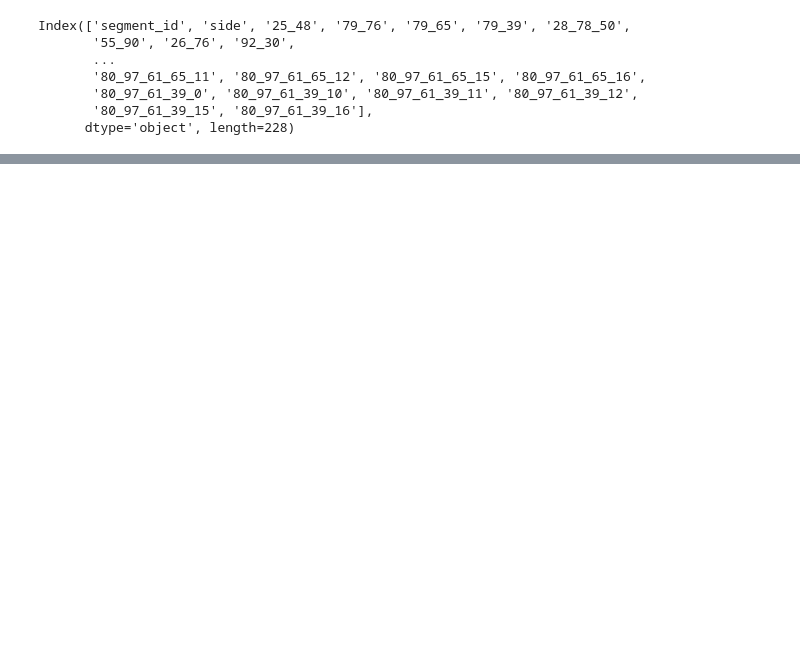
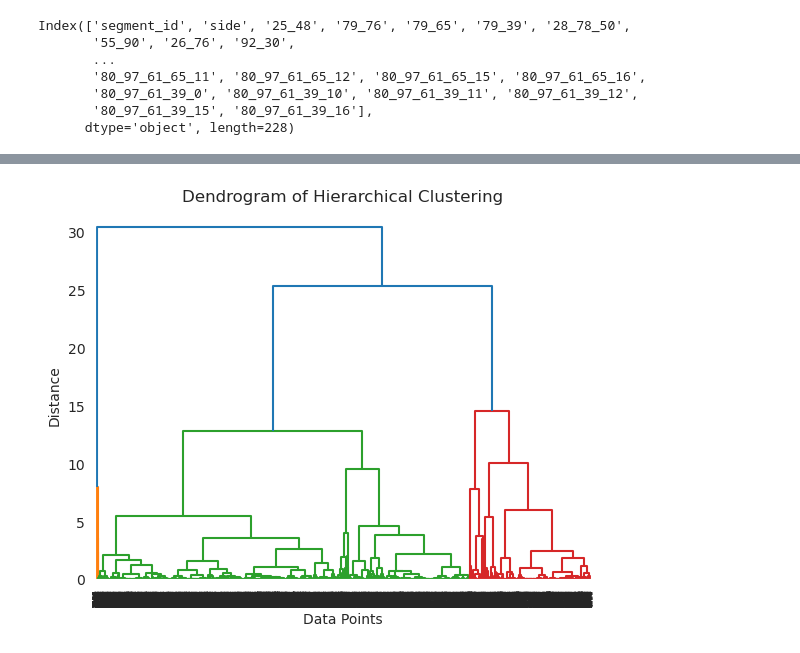
Before and after one commit to Roy-de/NaiRERS, a Jupyter notebook: nairers-ml/ambulance perambulation.ipynb, the cells around one changed output, grey strips where cells are left out. Drawn from its saved outputs; the diff is of its cells as text; code cells hidden in the pictures; blank space fills up the shorter version.

Commit message:
added model

```diff
--- a/nairers-ml/ambulance perambulation.ipynb
+++ b/nairers-ml/ambulance perambulation.ipynb
@@ -82,0 +144,2 @@ Index(['segment_id', 'side', '25_48', '79_76', '79_65', '79_39', '28_78_50',
+# %%
+training_data = train_data.drop(columns=['uid','datetime'])
@@ -82,0 +184,25 @@ Index(['segment_id', 'side', '25_48', '79_76', '79_65', '79_39', '28_78_50',
+# %%
+import tensorflow as tf
+from sklearn.cluster import AgglomerativeClustering
+
+# Define the neural network architecture
+model = tf.keras.Sequential([
+    tf.keras.layers.Dense(64, activation='relu', input_shape=(2,)),
+    tf.keras.layers.Dense(32, activation='relu'),
+    tf.keras.layers.Dense(32, activation='relu'),
+    tf.keras.layers.Dense(32, activation='relu'),
+    tf.keras.layers.Dense(32, activation='relu'),
+    tf.keras.layers.Dense(2)  # Output layer with 2 units for latitude and longitude
+])
+
+# Compile the model
+model.compile(optimizer='adam', loss='mse')
+
+# Train the neural network
+model.fit(training_data,training_data, epochs=500, batch_size=16, verbose=0)
+
+# Extract features from intermediate layers
+intermediate_layer_model = tf.keras.Model(inputs=model.input,
+                                          outputs=model.layers[4].output)
+features = intermediate_layer_model.predict(training_data)
+features
@@ -82,0 +229,14 @@ Index(['segment_id', 'side', '25_48', '79_76', '79_65', '79_39', '28_78_50',
+# %%
+import scipy.cluster.hierarchy as sch
+
+# Perform hierarchical clustering to obtain the linkage matrix
+linkage_matrix = sch.linkage(features, method='ward')
+
+# Plot the dendrogram
+dendrogram = sch.dendrogram(linkage_matrix)
+plt.title('Dendrogram of Hierarchical Clustering')
+plt.xlabel('Data Points')
+plt.ylabel('Distance')
+plt.show()
+# %% [output]
+[figure, added]
```
Also changed, not shown: parts of 13 cells of this notebook.
